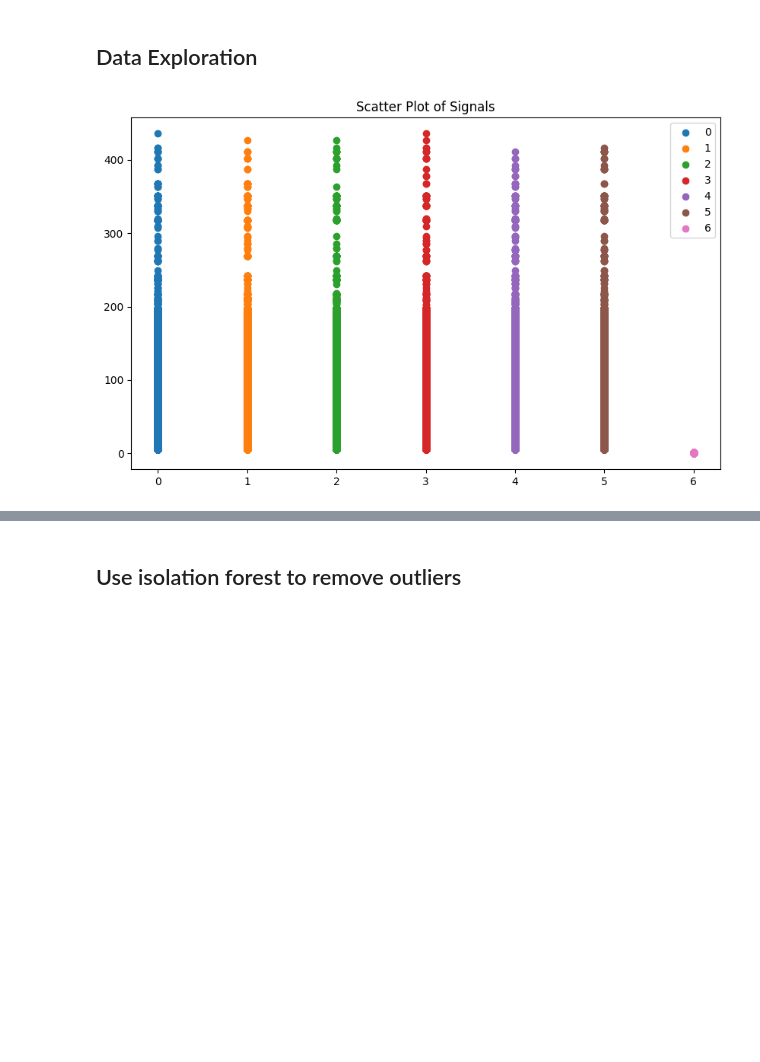
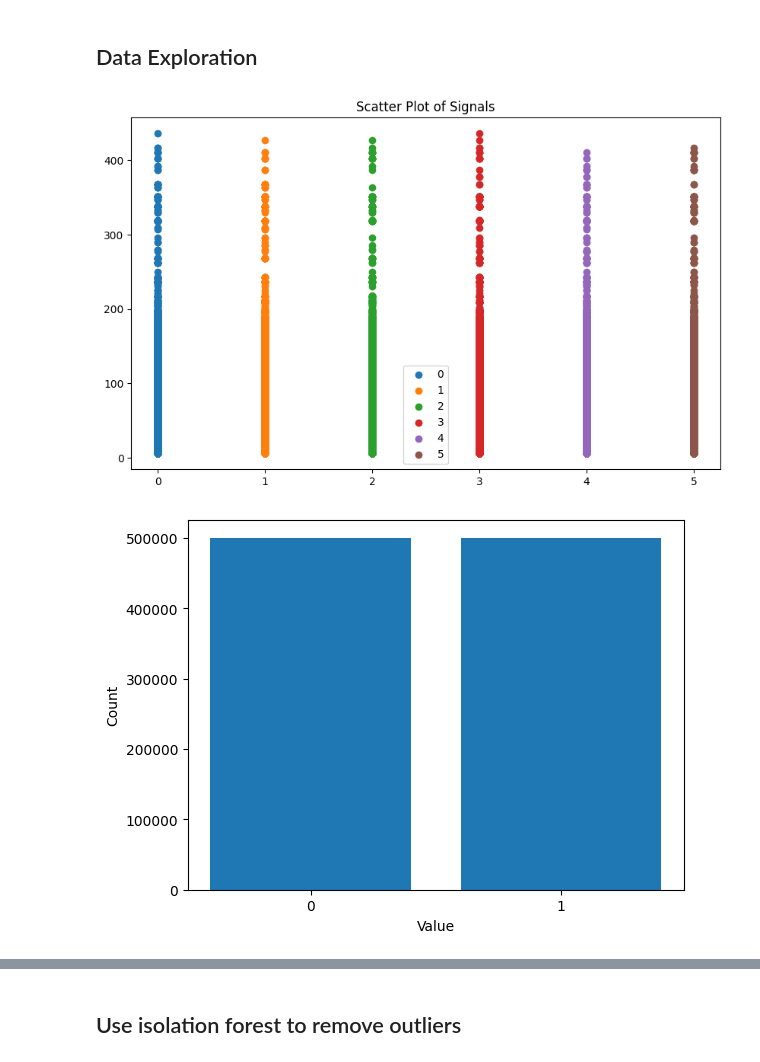
Before and after one commit to NoBugInMyCode/CV_research_project, a Jupyter notebook: ML.ipynb, the cells around one changed output, grey strips where cells are left out. Drawn from its saved outputs; the diff is of its cells as text; code cells hidden in the pictures; blank space fills up the shorter version.

```diff
--- a/ML.ipynb
+++ b/ML.ipynb
@@ -25,11 +25,24 @@ data = data.rename(columns={7:6})
 ## Data Exploration
 # %%
 plt.figure(figsize=(10, 6))
-for col in data.columns:
+
+# 画散点图，排除最后一列
+for col in data.columns[:-1]:
     plt.scatter([col] * len(data), data[col], label=col)
 
 plt.legend()
 plt.title("Scatter Plot of Signals")
 plt.show()
+
+# 获取最后一列的数据
+last_col = data.columns[-1]
+values_count = data[last_col].value_counts()
+
+# 画最后一列的条形图
+plt.bar(values_count.index.astype(str), values_count.values)
+plt.xlabel('Value')
+plt.ylabel('Count')
+plt.show()
 # %% [output]
-[figure, old version]
+[figure, new version]
+[figure, added]
```
Also changed, not shown: parts of 2 cells of this notebook.
